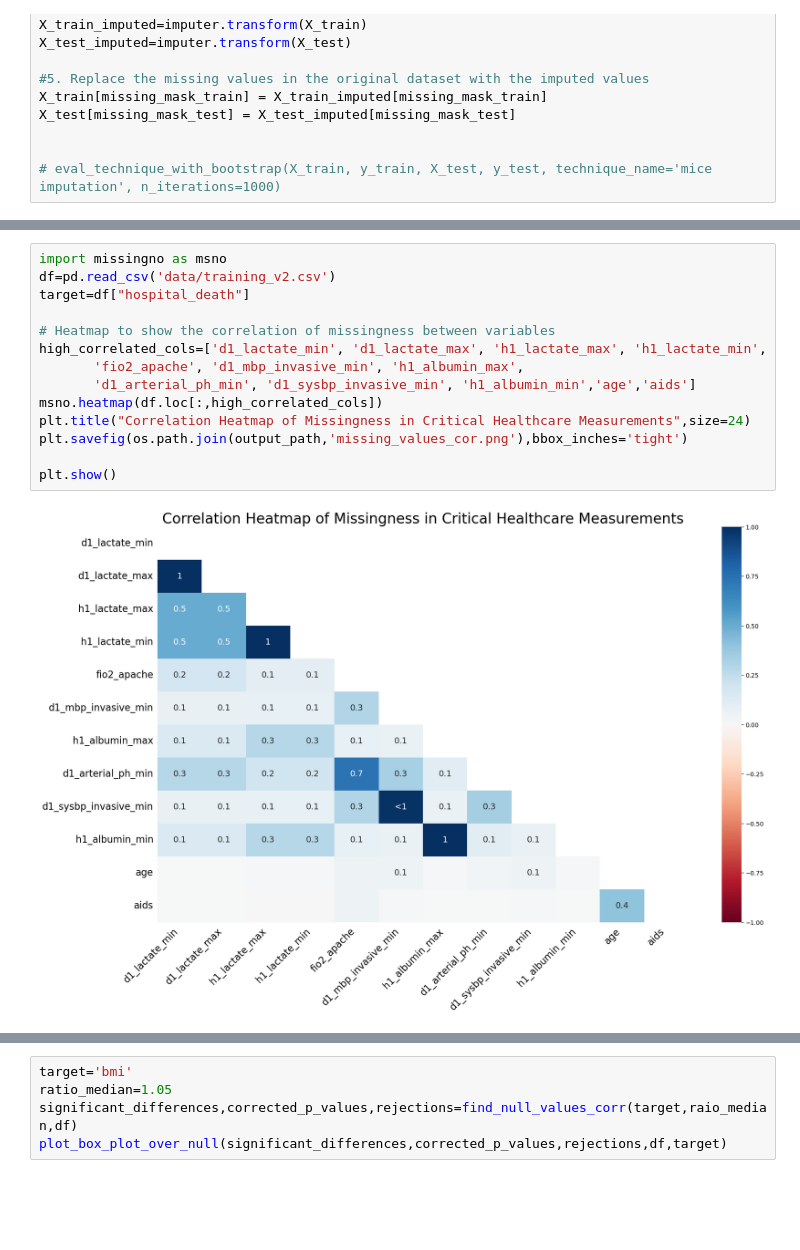
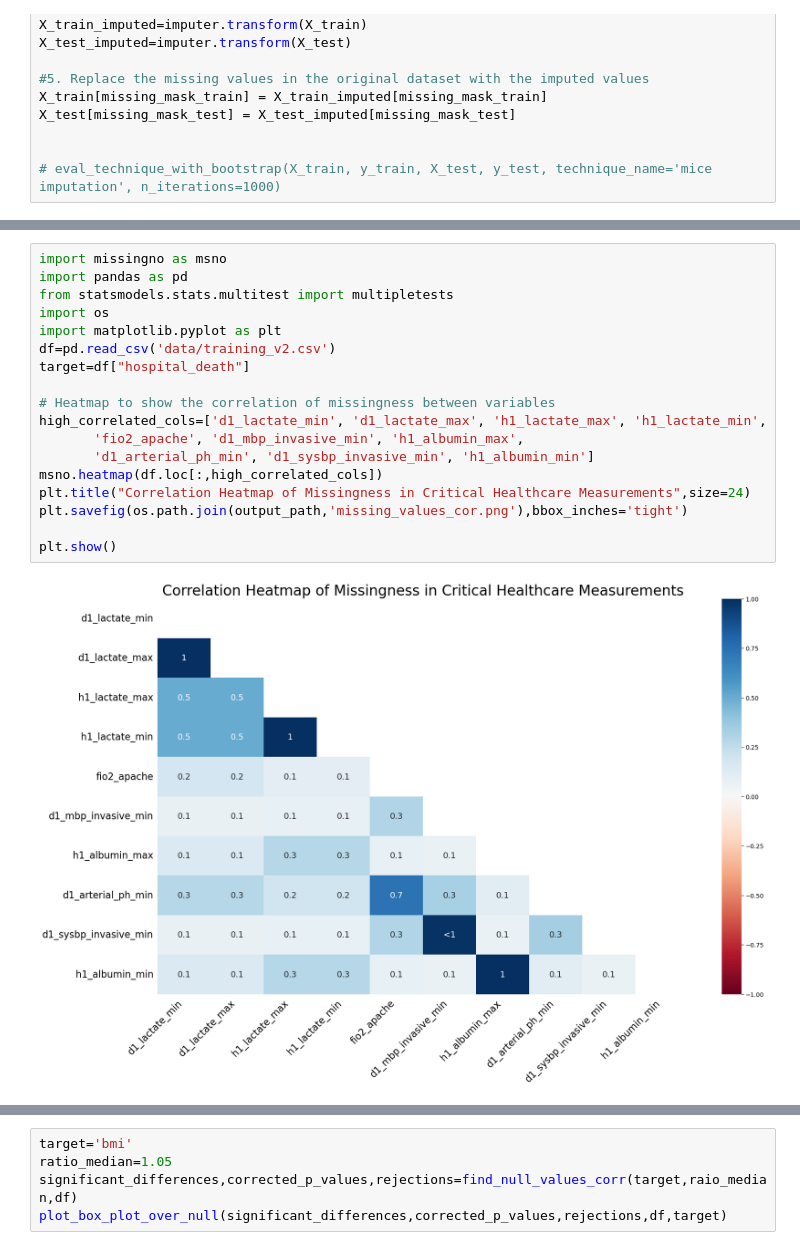
Before and after one commit to ShaniCohen/pred-ICU, a Jupyter notebook: missing_values_analysis.ipynb, the cells around one changed output, grey strips where cells are left out. Saved outputs shown, nothing was run; the diff lists cells and outputs as text; blank space fills up the shorter version.

```diff
--- a/missing_values_analysis.ipynb
+++ b/missing_values_analysis.ipynb
@@ -346,19 +322,23 @@ Successfully installed missingno-0.5.2
 # %%
 import missingno as msno
+import pandas as pd
+from statsmodels.stats.multitest import multipletests
+import os
+import matplotlib.pyplot as plt
 df=pd.read_csv('data/training_v2.csv')
 target=df["hospital_death"]
 
 # Heatmap to show the correlation of missingness between variables
 high_correlated_cols=['d1_lactate_min', 'd1_lactate_max', 'h1_lactate_max', 'h1_lactate_min',
        'fio2_apache', 'd1_mbp_invasive_min', 'h1_albumin_max',
-       'd1_arterial_ph_min', 'd1_sysbp_invasive_min', 'h1_albumin_min','age','aids']
+       'd1_arterial_ph_min', 'd1_sysbp_invasive_min', 'h1_albumin_min']
 msno.heatmap(df.loc[:,high_correlated_cols])
 plt.title("Correlation Heatmap of Missingness in Critical Healthcare Measurements",size=24)
 plt.savefig(os.path.join(output_path,'missing_values_cor.png'),bbox_inches='tight')
 
 plt.show()
 # %% [output]
-[figure, old version]
+[figure, new version]
 # %%
 
 # Assuming `df` is your DataFrame
```
Also changed, not shown: parts of 7 cells of this notebook, 10 other files.
